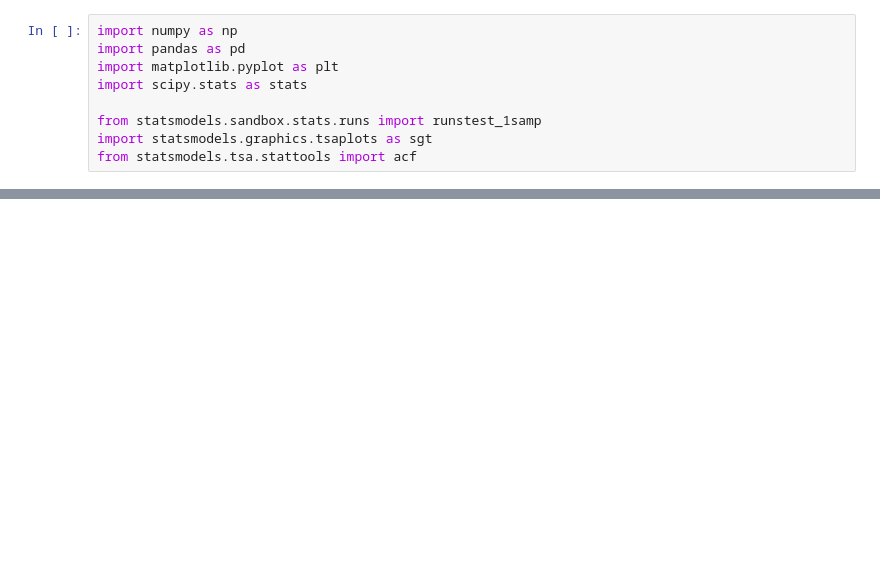
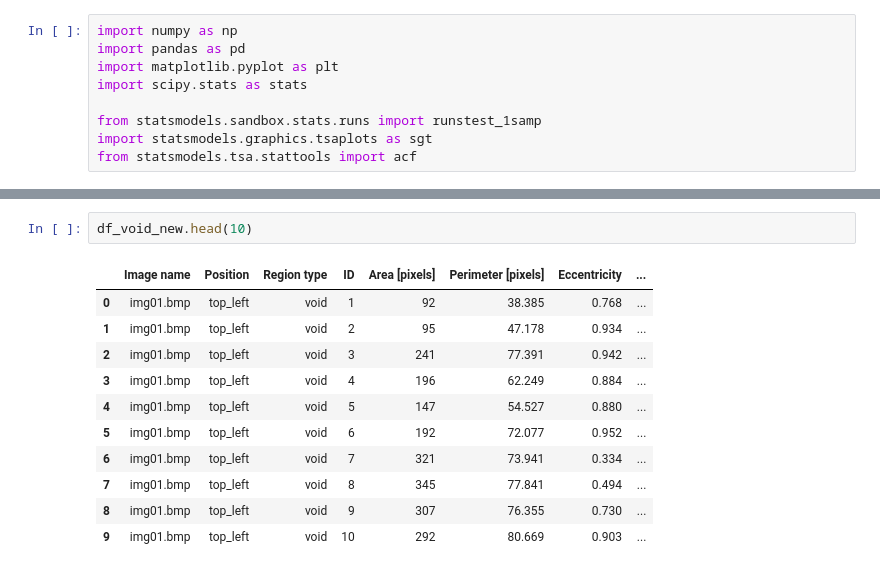
Before and after one commit to abylai11/qda-project, a Jupyter notebook: Python code/Fede - Variable manipulation.ipynb, the cells around one changed output, grey strips where cells are left out. Cells and saved outputs as stored; diff of their text form; blank space fills up the shorter version.

```diff
--- a/Python code/Fede - Variable manipulation.ipynb
+++ b/Python code/Fede - Variable manipulation.ipynb
@@ -29,3 +31,17 @@ df_void.head(10)
+# %%
+df_void_new.head(10)
+# %% [output]
+|  | Image name | Position | Region type | ID | Area [pixels] | Perimeter [pixels] | Eccentricity | ... |
+| 0 | img01.bmp | top_left | void | 1 | 92 | 38.385 | 0.768 | ... |
+| 1 | img01.bmp | top_left | void | 2 | 95 | 47.178 | 0.934 | ... |
+| 2 | img01.bmp | top_left | void | 3 | 241 | 77.391 | 0.942 | ... |
+| 3 | img01.bmp | top_left | void | 4 | 196 | 62.249 | 0.884 | ... |
+| 4 | img01.bmp | top_left | void | 5 | 147 | 54.527 | 0.880 | ... |
+| 5 | img01.bmp | top_left | void | 6 | 192 | 72.077 | 0.952 | ... |
+| 6 | img01.bmp | top_left | void | 7 | 321 | 73.941 | 0.334 | ... |
+| 7 | img01.bmp | top_left | void | 8 | 345 | 77.841 | 0.494 | ... |
+| 8 | img01.bmp | top_left | void | 9 | 307 | 76.355 | 0.730 | ... |
+| 9 | img01.bmp | top_left | void | 10 | 292 | 80.669 | 0.903 | ... |
 # %%
 df_parts.head(10)
 # %% [output]
```
Also changed, not shown: parts of 20 cells of this notebook.
